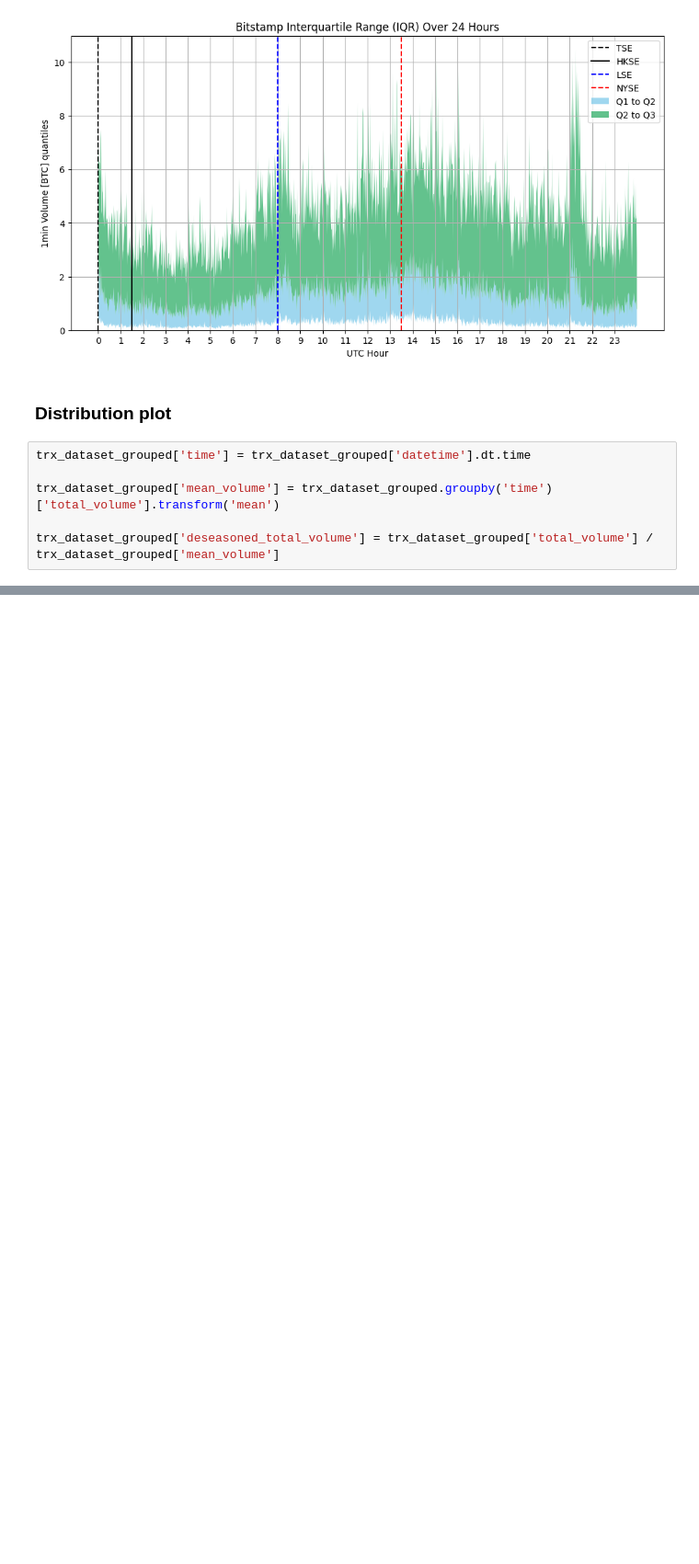
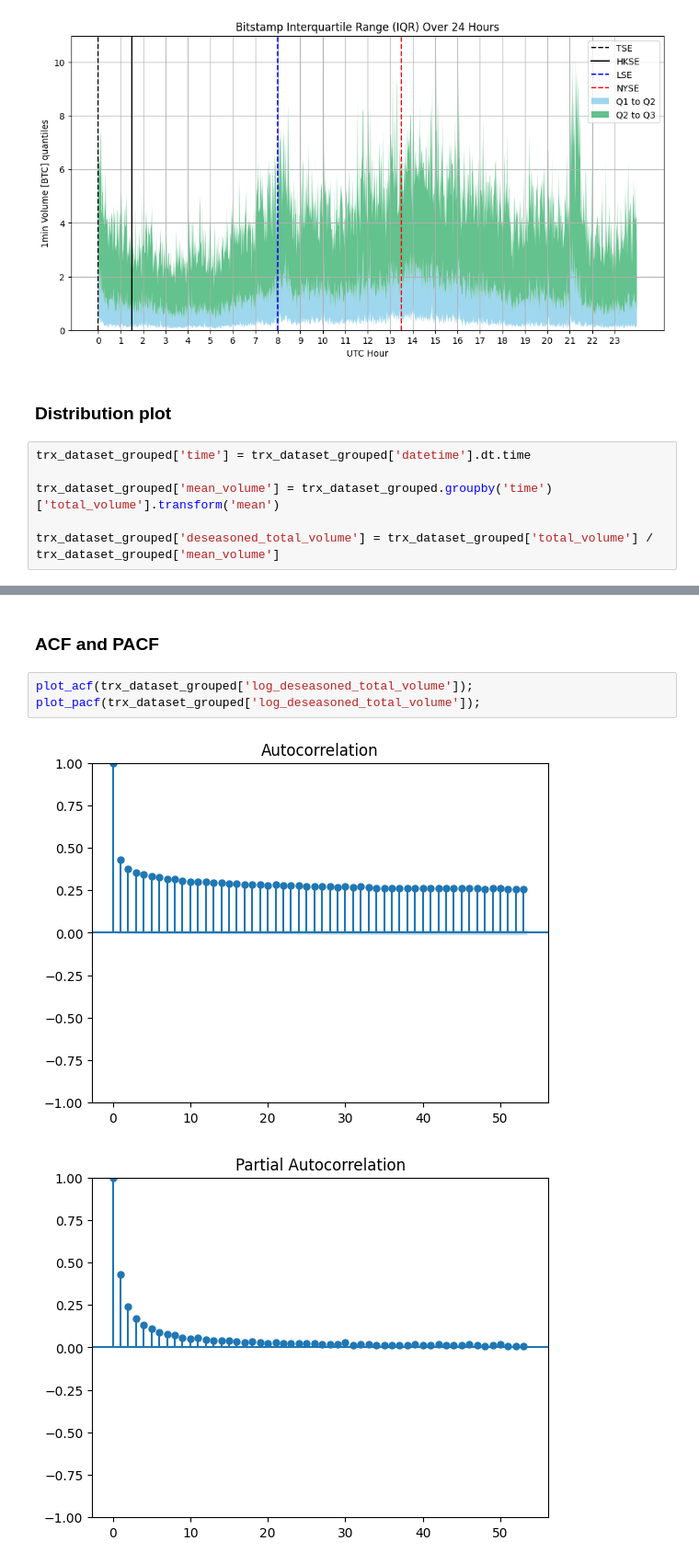
Before and after one commit to pfurjesz/MLFCS, a Jupyter notebook: EDA.ipynb, the cells around one changed output, grey strips where cells are left out. Shown at 92% size. Saved outputs shown, nothing was run; the diff lists cells and outputs as text; blank space fills up the shorter version.

```diff
--- a/EDA.ipynb
+++ b/EDA.ipynb
@@ -186,0 +218,8 @@ plt.show()
+# %% [markdown]
+### ACF and PACF
+# %%
+plot_acf(trx_dataset_grouped['log_deseasoned_total_volume']);
+plot_pacf(trx_dataset_grouped['log_deseasoned_total_volume']);
+# %% [output]
+[figure, added]
+[figure, added]
```
Also changed, not shown: parts of 6 cells of this notebook, 1 other file.
